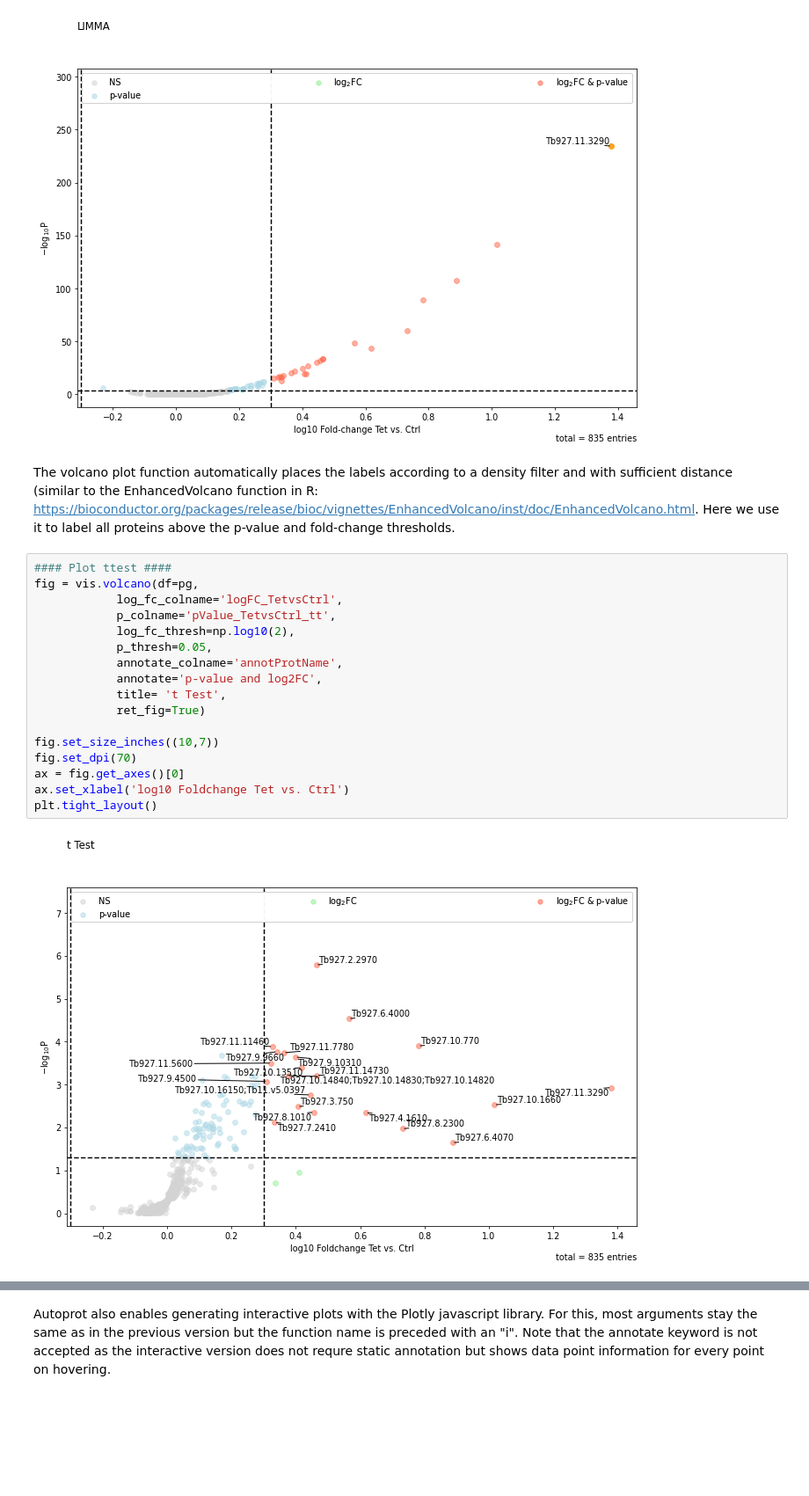
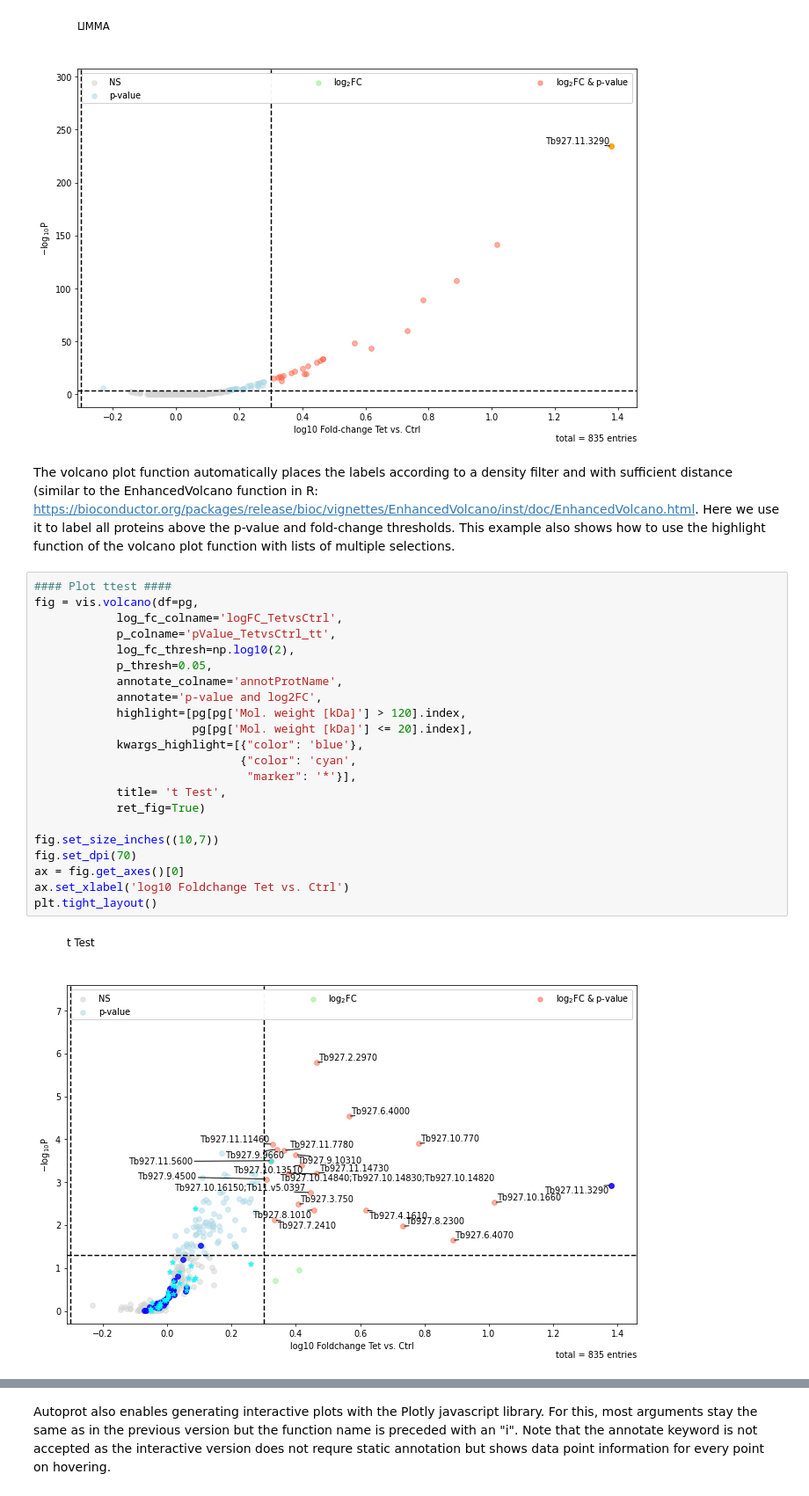
Before and after one commit to ag-warscheid/autoprot, a Jupyter notebook: examples/01_ap-ms.ipynb, the cells around one changed output, grey strips where cells are left out. Shown at 88% size. Drawn from its saved outputs; the diff is of its cells as text; blank space fills up the shorter version.

Commit message:
Added multi-highlight support to volcano plots. See #35.

```diff
--- a/examples/01_ap-ms.ipynb
+++ b/examples/01_ap-ms.ipynb
@@ -170,23 +170,28 @@ plt.tight_layout()
 # %% [output]
 [figure]
 # %% [markdown]
-The volcano plot function automatically places the labels according to a density filter and with sufficient distance (similar to the EnhancedVolcano function in R: https://bioconductor.org/packages/release/bioc/vignettes/EnhancedVolcano/inst/doc/EnhancedVolcano.html. Here we use it to label all proteins above the p-value and fold-change thresholds.
+The volcano plot function automatically places the labels according to a density filter and with sufficient distance (similar to the EnhancedVolcano function in R: https://bioconductor.org/packages/release/bioc/vignettes/EnhancedVolcano/inst/doc/EnhancedVolcano.html. Here we use it to label all proteins above the p-value and fold-change thresholds. This example also shows how to use the highlight function of the volcano plot function with lists of multiple selections.
 # %%
 #### Plot ttest ####
 fig = vis.volcano(df=pg,
             log_fc_colname='logFC_TetvsCtrl',
             p_colname='pValue_TetvsCtrl_tt',
             log_fc_thresh=np.log10(2),
             p_thresh=0.05,
             annotate_colname='annotProtName',
             annotate='p-value and log2FC',
+            highlight=[pg[pg['Mol. weight [kDa]'] > 120].index,
+                       pg[pg['Mol. weight [kDa]'] <= 20].index],
+            kwargs_highlight=[{"color": 'blue'},
+                              {"color": 'cyan',
+                               "marker": '*'}],
             title= 't Test',
             ret_fig=True)
 
 fig.set_size_inches((10,7))
 fig.set_dpi(70)
 ax = fig.get_axes()[0]
 ax.set_xlabel('log10 Foldchange Tet vs. Ctrl')
 plt.tight_layout()
 # %% [output]
-[figure, old version]
+[figure, new version]
```
Also changed, not shown: parts of 1 cell of this notebook, 2 other files.
